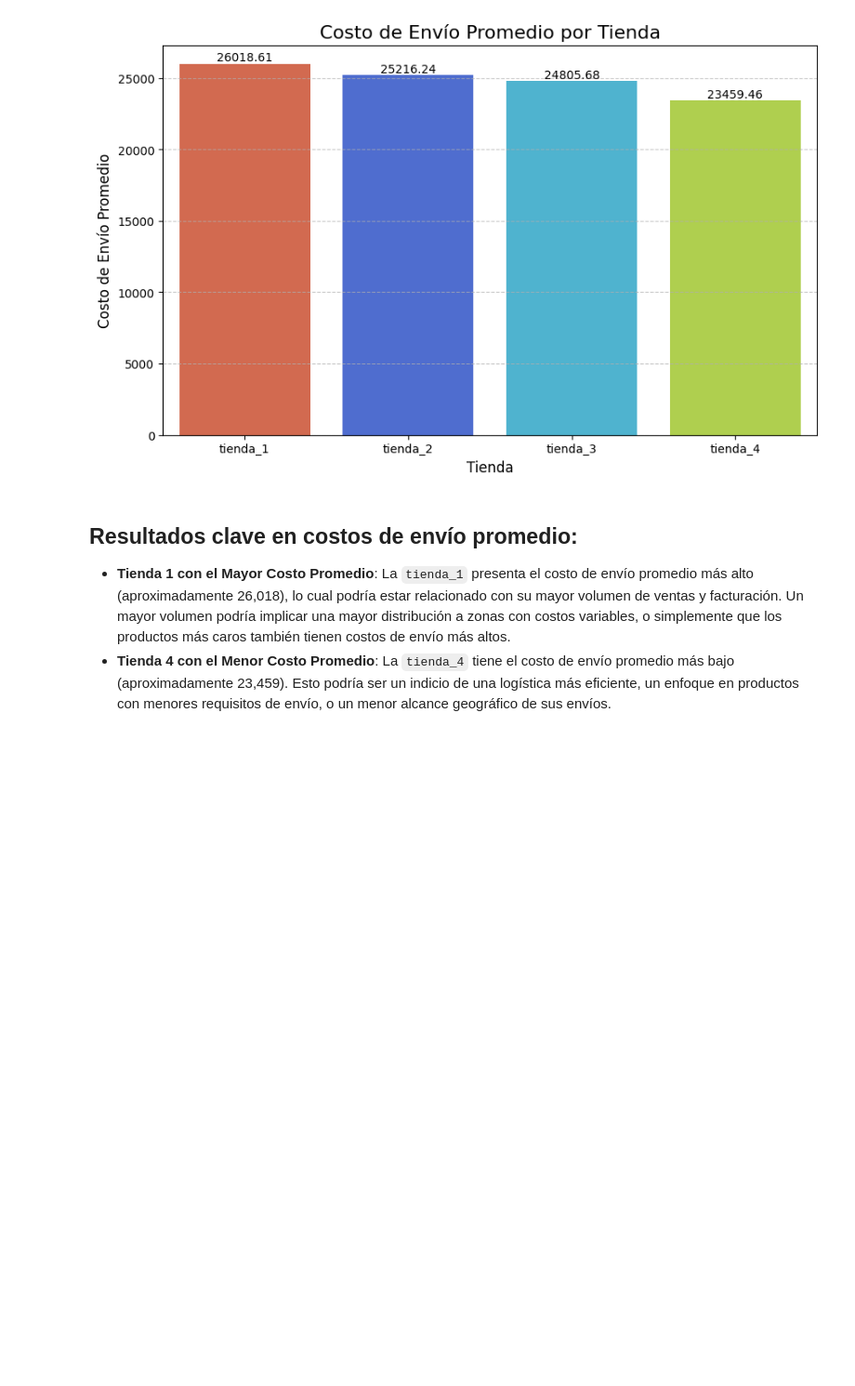
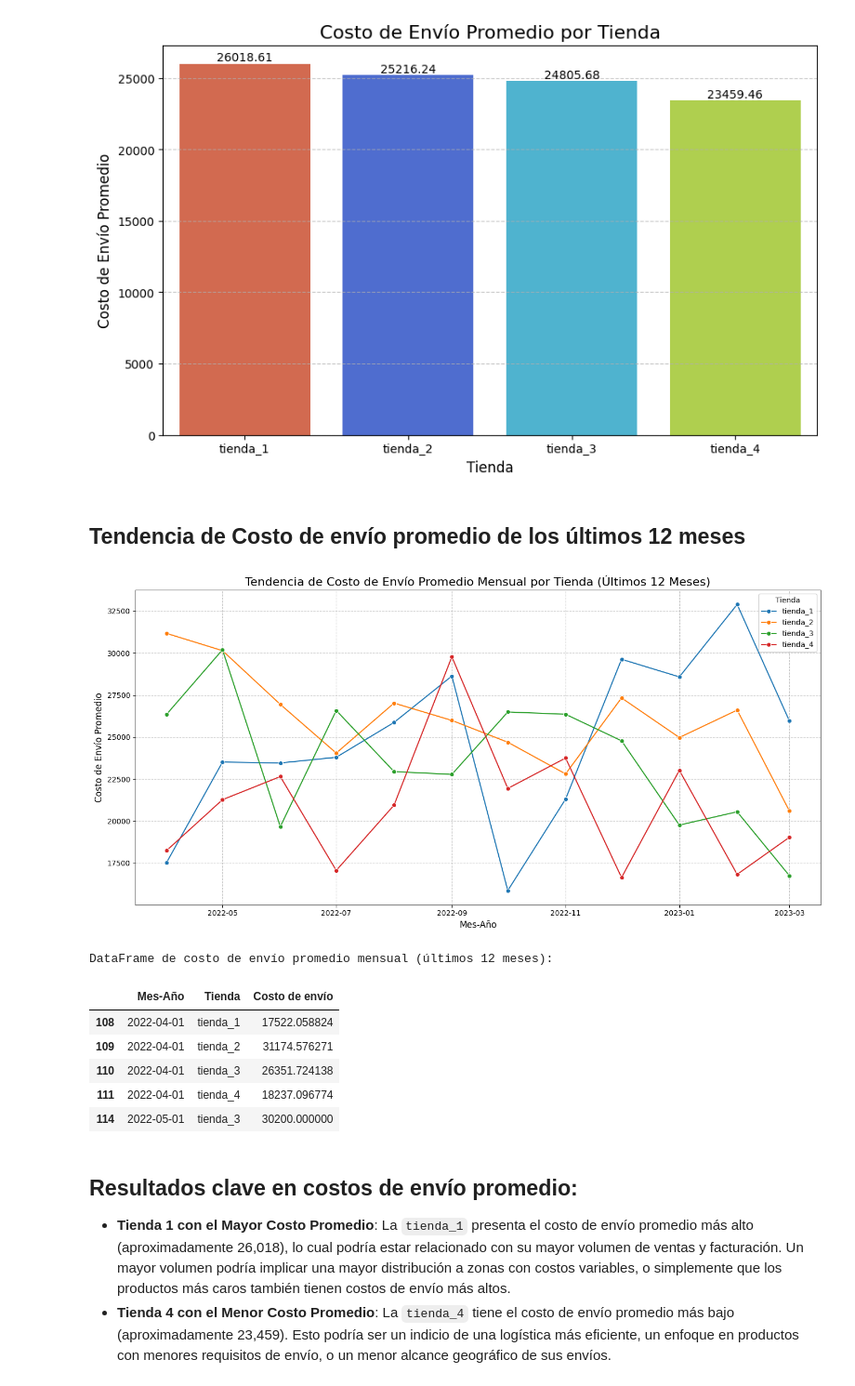
Before and after one commit to LenninTemoche/Challenge-Alura-Store-One-DS, a Jupyter notebook: AluraStoreLatam.ipynb, the cells around one changed output. Shown at 93% size. Cells and saved outputs as stored; diff of their text form; code cells hidden in the pictures; blank space fills up the shorter version.

```diff
--- a/AluraStoreLatam.ipynb
+++ b/AluraStoreLatam.ipynb
@@ -634,6 +706,42 @@ plt.savefig('imgs/costo_envio_promedio_tienda.png')
 plt.show()
 # %% [output]
 [figure]
+# %% [markdown]
+## Tendencia de Costo de envío promedio de los últimos 12 meses
+# %%
+costo_envio_mensual = df_consolidado.groupby(['Mes-Año', 'Tienda'])['Costo de envío'].mean().reset_index()
+
+costo_envio_mensual['Mes-Año'] = pd.to_datetime(costo_envio_mensual['Mes-Año'])
+costo_envio_mensual = costo_envio_mensual.sort_values(by='Mes-Año')
+
+# Filter for the last 12 unique months
+latest_month = costo_envio_mensual['Mes-Año'].max()
+start_date_12_months = latest_month - pd.DateOffset(months=11) # To include the latest month, we go back 11 months
+costo_envio_mensual_last_12 = costo_envio_mensual[costo_envio_mensual['Mes-Año'] >= start_date_12_months]
+
+plt.figure(figsize=(14, 7))
+sns.lineplot(data=costo_envio_mensual_last_12, x='Mes-Año', y='Costo de envío', hue='Tienda', marker='o')
+plt.title('Tendencia de Costo de Envío Promedio Mensual por Tienda (Últimos 12 Meses)', fontsize=16)
+plt.xlabel('Mes-Año', fontsize=12)
+plt.ylabel('Costo de Envío Promedio', fontsize=12)
+plt.ticklabel_format(style='plain', axis='y') # Evitar notación científica
+plt.grid(True, linestyle='--', alpha=0.7)
+plt.legend(title='Tienda')
+plt.tight_layout()
+plt.savefig('imgs/Tendencia_Costo_emvio_promedio_12m')
+plt.show()
+
+print("DataFrame de costo de envío promedio mensual (últimos 12 meses):")
+display(costo_envio_mensual_last_12.head())
+# %% [output]
+[figure, added]
+DataFrame de costo de envío promedio mensual (últimos 12 meses):
+|  | Mes-Año | Tienda | Costo de envío |
+| 108 | 2022-04-01 | tienda_1 | 17522.058824 |
+| 109 | 2022-04-01 | tienda_2 | 31174.576271 |
+| 110 | 2022-04-01 | tienda_3 | 26351.724138 |
+| 111 | 2022-04-01 | tienda_4 | 18237.096774 |
+| 114 | 2022-05-01 | tienda_3 | 30200.000000 |
 # %% [markdown]
 ## Resultados clave en costos de envío promedio:
 
```
Also changed, not shown: parts of 4 cells of this notebook, 3 other files.
